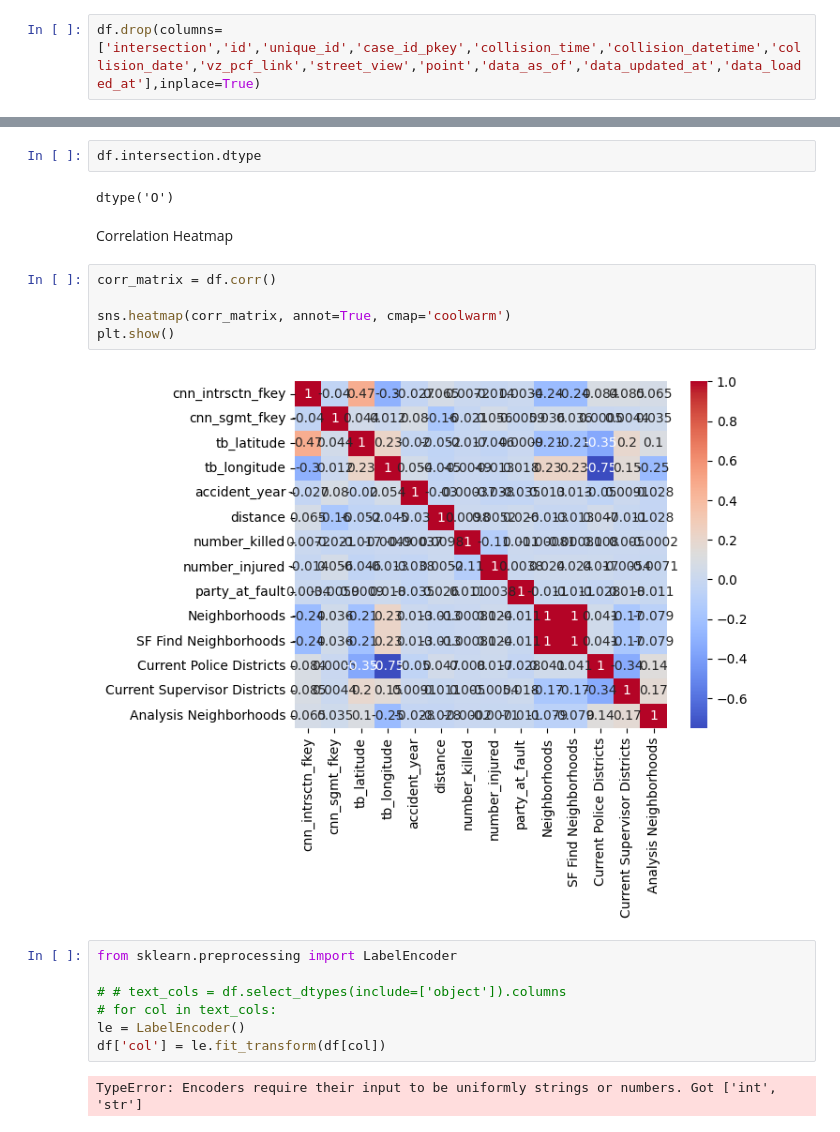
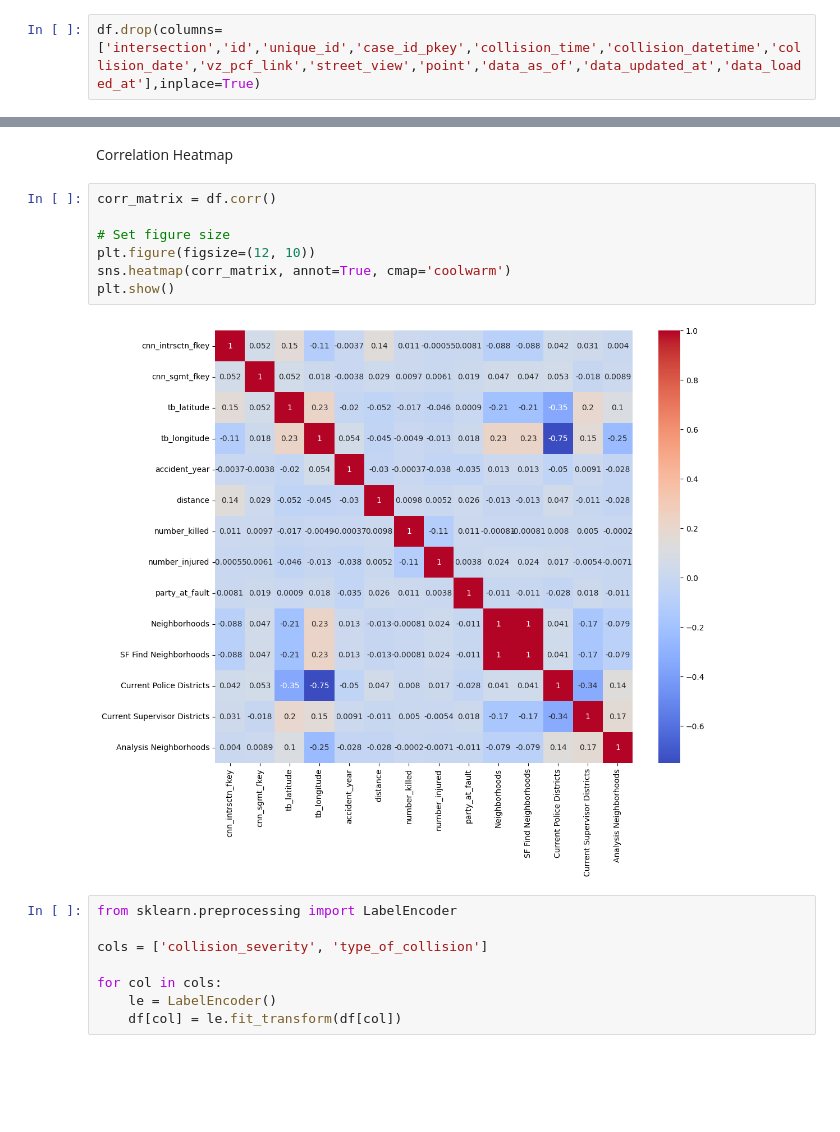
Before and after one commit to it21053528/Fiverr-Freelancing, a Jupyter notebook: collinsketics/Injury_prediction.ipynb, the cells around one changed output, grey strips where cells are left out. Drawn from its saved outputs; the diff is of its cells as text; blank space fills up the shorter version.

```diff
--- a/collinsketics/Injury_prediction.ipynb
+++ b/collinsketics/Injury_prediction.ipynb
@@ -108,25 +110,22 @@ Current Police Districts        float64
 Current Supervisor Districts    float64
 Analysis Neighborhoods          float64
 dtype: object
-# %%
-df.intersection.dtype
-# %% [output]
-dtype('O')
 # %% [markdown]
 Correlation Heatmap
 # %%
 corr_matrix = df.corr()
 
+# Set figure size
+plt.figure(figsize=(12, 10))
 sns.heatmap(corr_matrix, annot=True, cmap='coolwarm')
 plt.show()
 # %% [output]
-[figure, old version]
+[figure, new version]
 # %%
 from sklearn.preprocessing import LabelEncoder
 
-# # text_cols = df.select_dtypes(include=['object']).columns
-# for col in text_cols:
-le = LabelEncoder()
-df['col'] = le.fit_transform(df[col])
+cols = ['collision_severity', 'type_of_collision']
+
+for col in cols:
+    le = LabelEncoder()
+    df[col] = le.fit_transform(df[col])
-# %% [output]
-TypeError: Encoders require their input to be uniformly strings or numbers. Got ['int', 'str']
```
Also changed, not shown: parts of 28 cells of this notebook.
